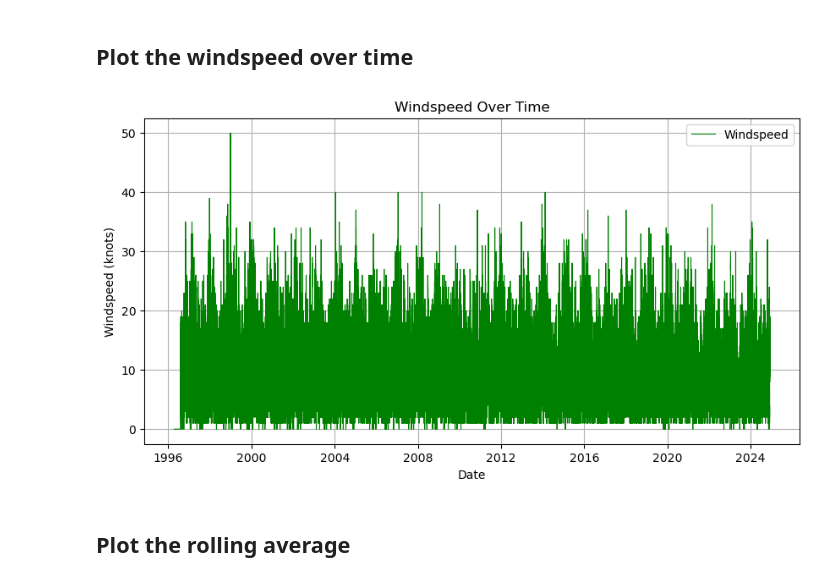
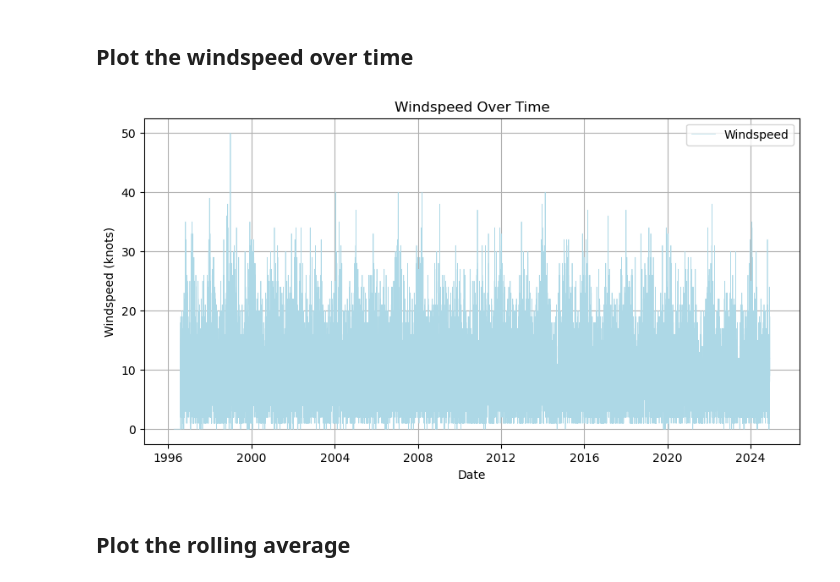
Before and after one commit to morgam7/PFDA-assignments, a Jupyter notebook: assignment_6_Weather.ipynb, the cells around one changed output. Drawn from its saved outputs; the diff is of its cells as text; code cells hidden in the pictures.

```diff
--- a/assignment_6_Weather.ipynb
+++ b/assignment_6_Weather.ipynb
@@ -18,2 +40,3 @@ df.head(3)
 # %%
-df['date'] = pd.to_datetime(df['date'])
+df['date'] = pd.to_datetime(df['date'], format='%d-%b-%Y %H:%M')
+print(df.dtypes)
@@ -189,14 +195,14 @@ print(df['wdsp'].isnull().sum())
 ## Plot the windspeed over time
 # %%
 plt.figure(figsize=(10, 5))
-plt.plot(df['date'], df['wdsp'], label='Windspeed', color='green', linewidth=0.8)
+plt.plot(df['date'], df['wdsp'], label='Windspeed', color='lightblue', linewidth=0.5)
 plt.title('Windspeed Over Time')
 plt.xlabel('Date')
 plt.ylabel('Windspeed (knots)')
 plt.legend()
 plt.grid(True)
 plt.show()
 # %% [output]
-[figure, old version]
+[figure, new version]
 # %% [markdown]
 ## Plot the rolling average
```
Also changed, not shown: parts of 12 cells of this notebook.
